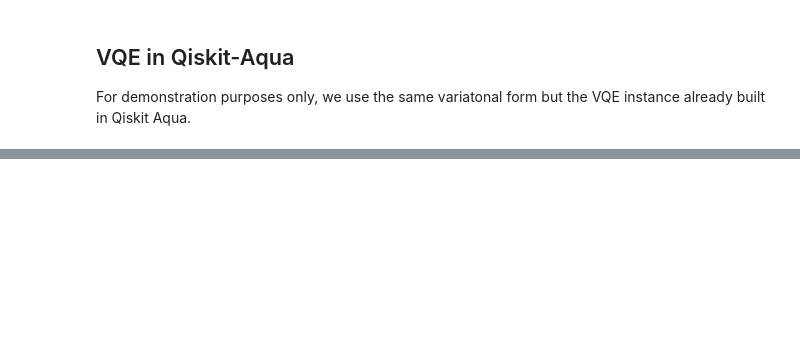
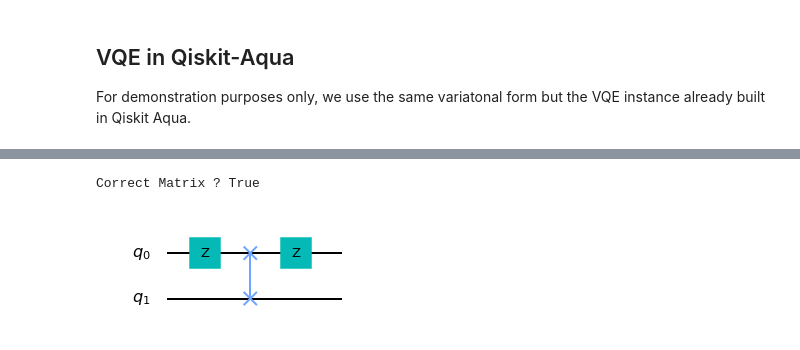
Before and after one commit to georgios-ts/qc-mentorship, a Jupyter notebook: task_4/task_4.ipynb, the cells around one changed output, grey strips where cells are left out. Drawn from its saved outputs; the diff is of its cells as text; code cells hidden in the pictures; blank space fills up the shorter version.

```diff
--- a/task_4/task_4.ipynb
+++ b/task_4/task_4.ipynb
@@ -236,0 +245,15 @@ Lowest eigenvalue:  (-1+0j)
+# %%
+from qiskit.quantum_info import Operator
+
+qc = QuantumCircuit(2)
+
+qc.z(0)
+qc.swap(0, 1)
+qc.z(0)
+
+print('Correct Matrix ?', np.array_equal(Operator(qc).data, M))
+
+qc.draw('mpl')
+# %% [output]
+Correct Matrix ? True
+[figure, added]
```
Also changed, not shown: parts of 23 cells of this notebook.
